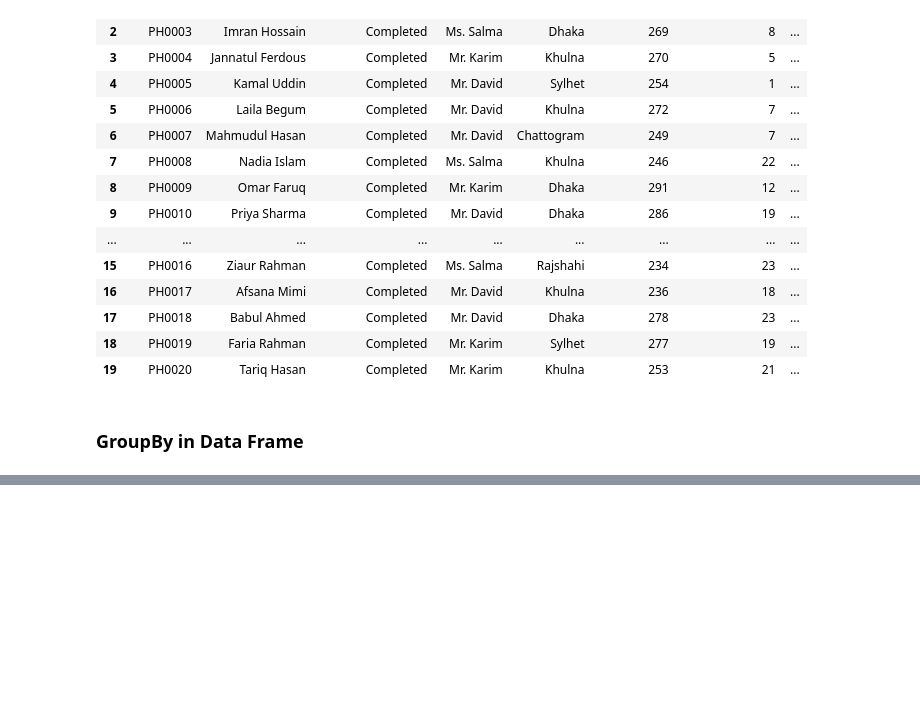
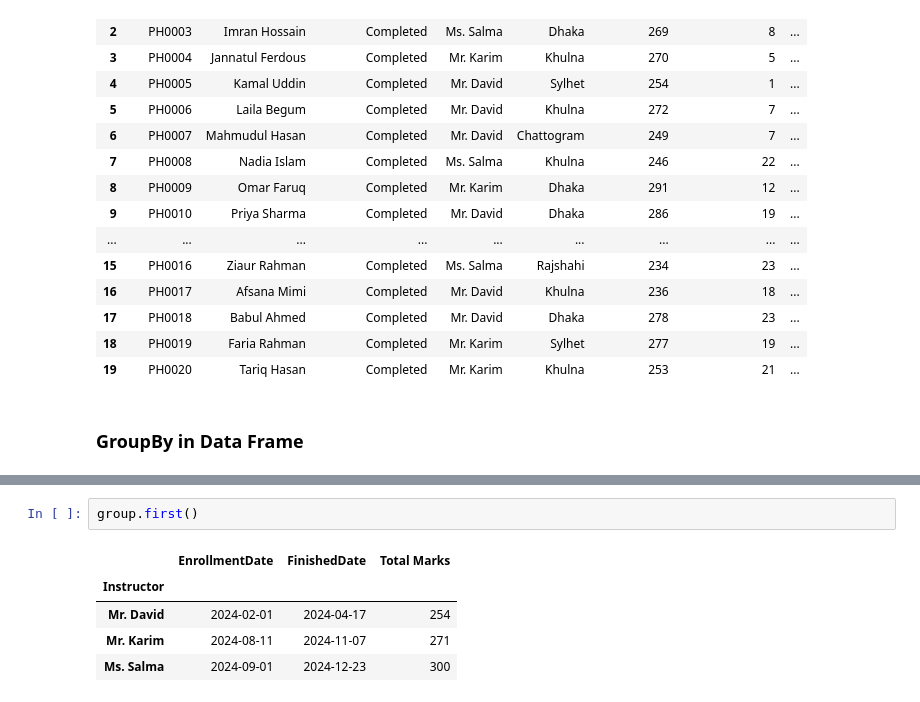
Before and after one commit to Tanvir-Ahmed-67/AI_ML_LEARNING, a Jupyter notebook: Module_14_Data_Analysis_With_Pandas_2.ipynb, the cells around one changed output, grey strips where cells are left out. Cells and saved outputs as stored; diff of their text form; blank space fills up the shorter version.

```diff
--- a/Module_14_Data_Analysis_With_Pandas_2.ipynb
+++ b/Module_14_Data_Analysis_With_Pandas_2.ipynb
@@ -1029,0 +1048,8 @@ group.sum()
+# %%
+group.first()
+# %% [output]
+|  | EnrollmentDate | FinishedDate | Total Marks |
+| Instructor |  |  |  |
+| Mr. David | 2024-02-01 | 2024-04-17 | 254 |
+| Mr. Karim | 2024-08-11 | 2024-11-07 | 271 |
+| Ms. Salma | 2024-09-01 | 2024-12-23 | 300 |
```
Also changed, not shown: parts of 5 cells of this notebook.
